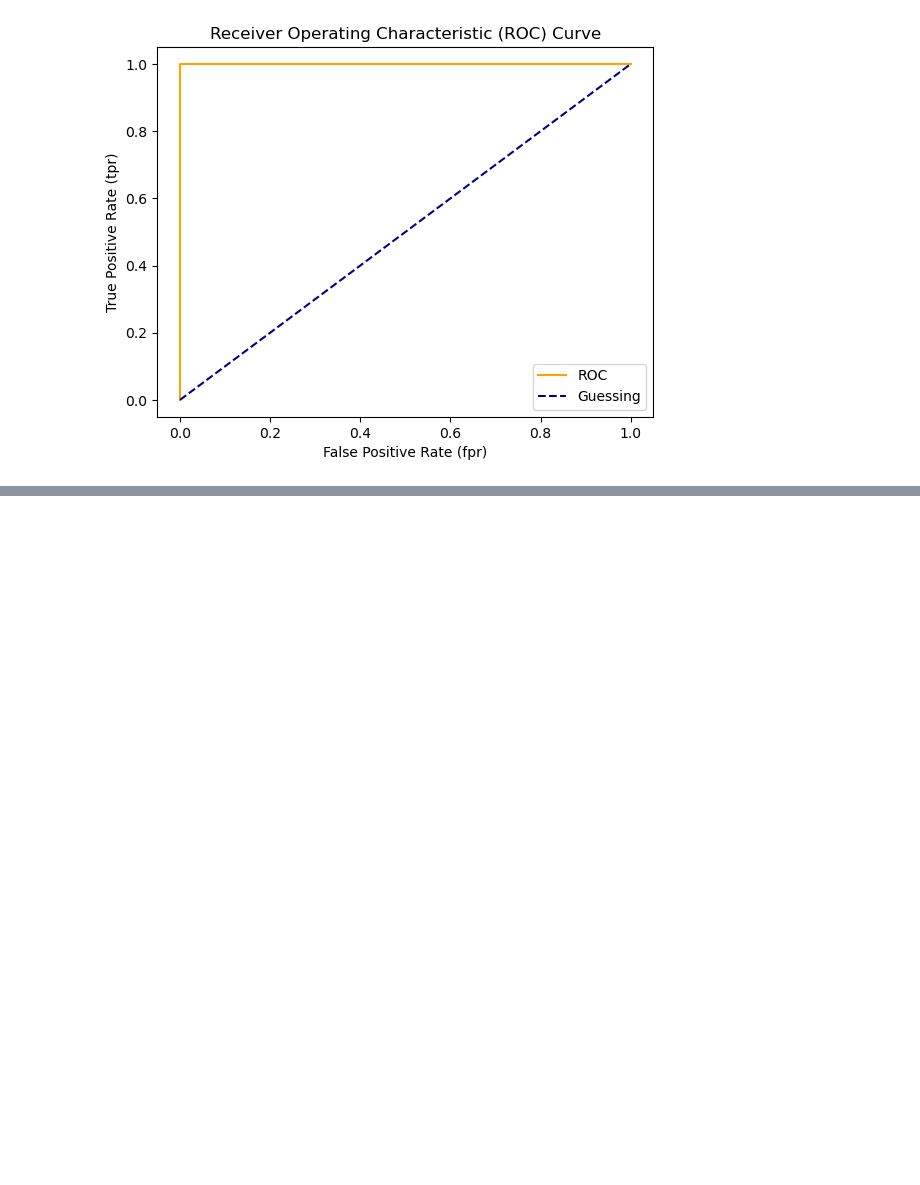
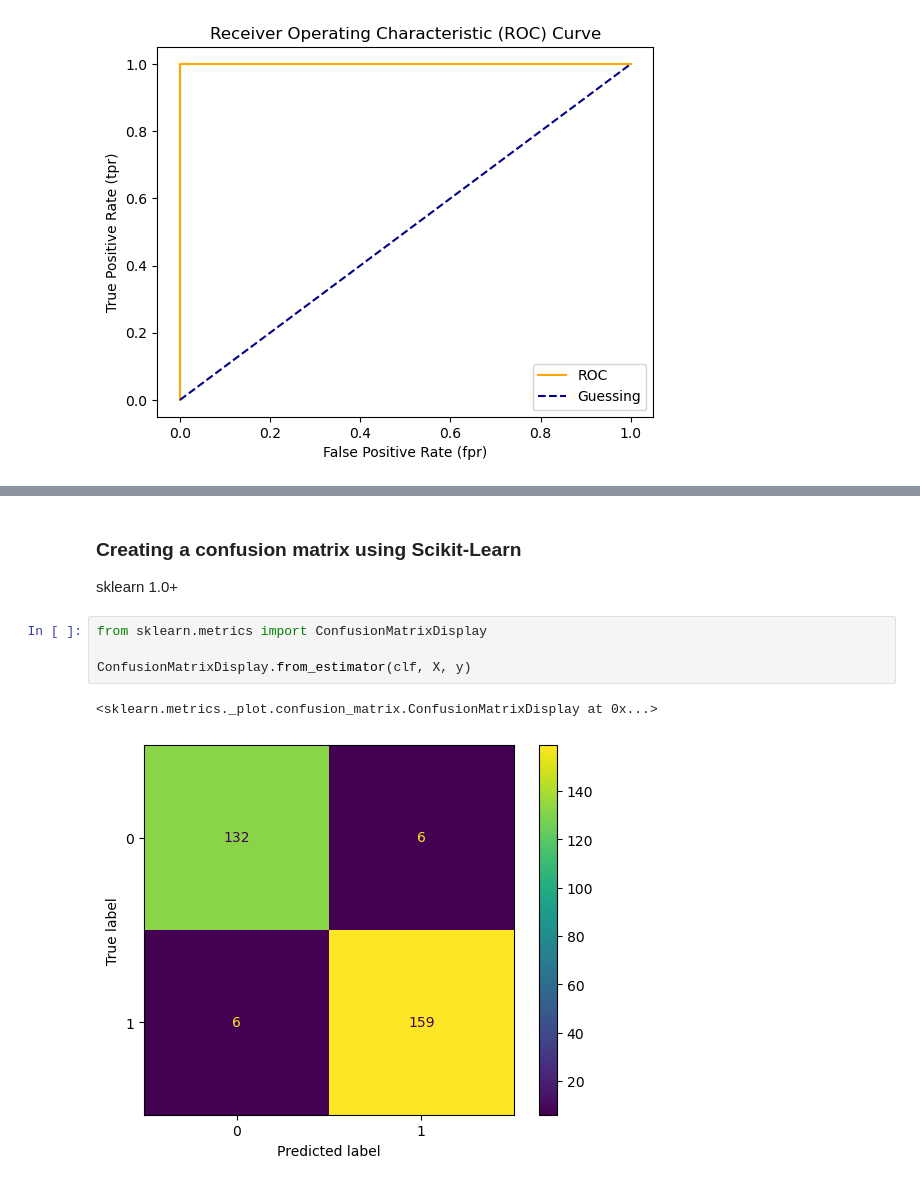
Before and after one commit to mrcruz117/sklearn-intro, a Jupyter notebook: introduction-to-scikit-learn.ipynb, the cells around one changed output, grey strips where cells are left out. Drawn from its saved outputs; the diff is of its cells as text; blank space fills up the shorter version.

Commit message:
sklearn confusion matrix

```diff
--- a/introduction-to-scikit-learn.ipynb
+++ b/introduction-to-scikit-learn.ipynb
@@ -1024,0 +1046,11 @@ plot_roc_curve(fpr, tpr)
+# %% [markdown]
+### Creating a confusion matrix using Scikit-Learn
+
+sklearn 1.0+
+# %%
+from sklearn.metrics import ConfusionMatrixDisplay
+
+ConfusionMatrixDisplay.from_estimator(clf, X, y)
+# %% [output]
+<sklearn.metrics._plot.confusion_matrix.ConfusionMatrixDisplay at 0x...>
+[figure, added]
```
Also changed, not shown: parts of 18 cells of this notebook, 1 other file.
